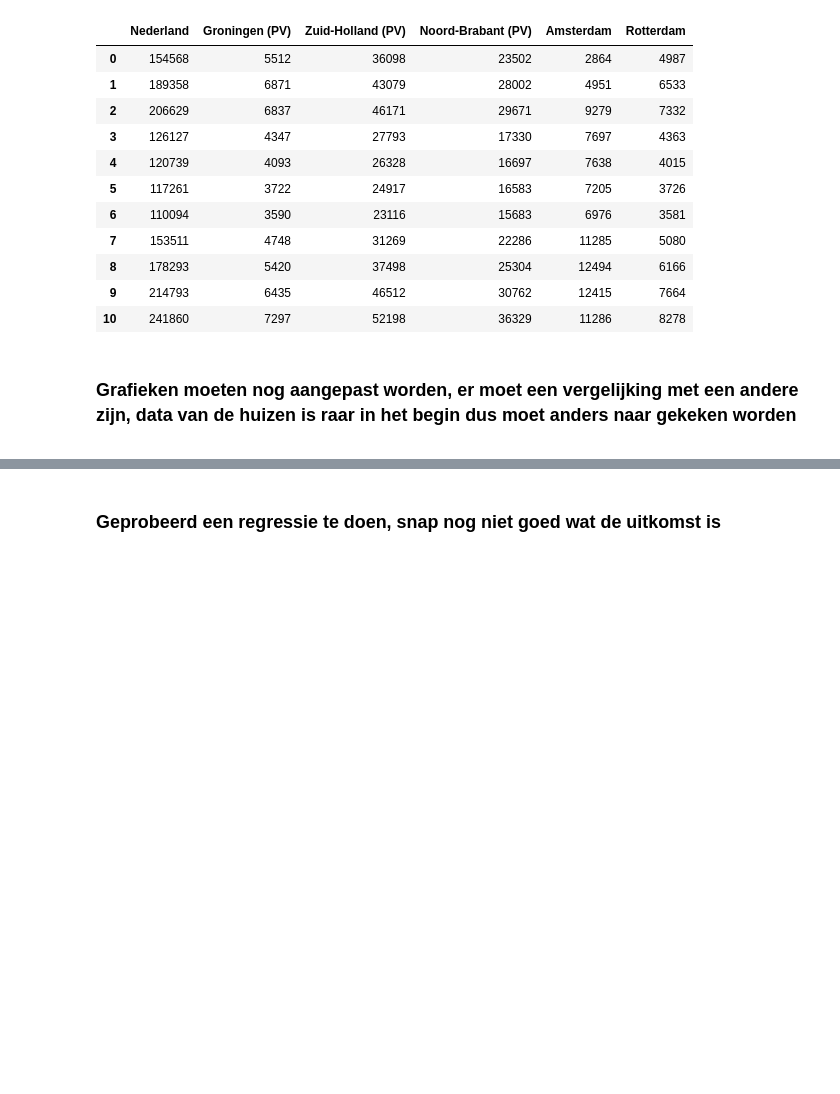
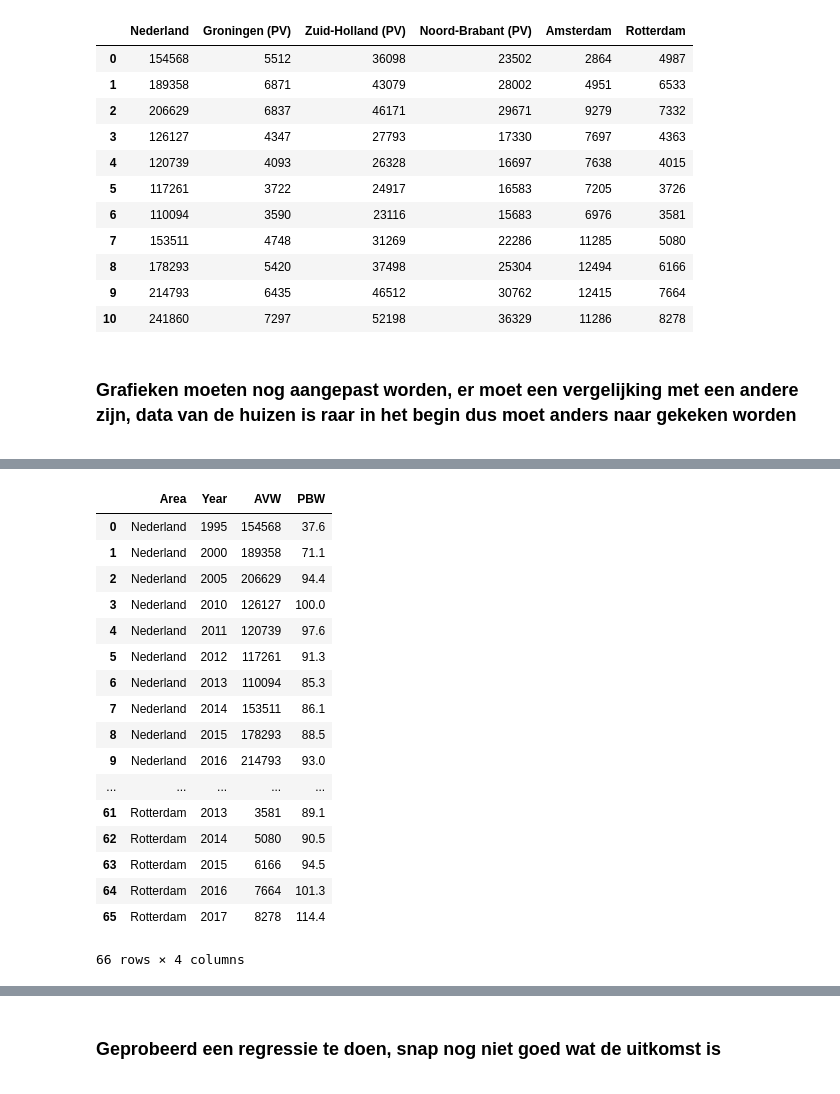
Before and after one commit to dennisberens/assignment, a Jupyter notebook: Emy and Dennis Assignment_DB.ipynb, the cells around one changed output, grey strips where cells are left out. Saved outputs shown, nothing was run; the diff lists cells and outputs as text; code cells hidden in the pictures; blank space fills up the shorter version.

```diff
--- a/Emy and Dennis Assignment_DB.ipynb
+++ b/Emy and Dennis Assignment_DB.ipynb
@@ -61,6 +63,7 @@ We use data from the StatLine site of the CPB. The data concerns the average pri
 avw = pd.read_csv("AVW.csv", delimiter=";", skiprows=1) #aantalverkochtewoningen
 gpi = pd.read_csv("GPI.csv", delimiter=";") #gemiddeldprimairinkomen
 pbw = pd.read_csv("PBW.csv", delimiter=";", skiprows=1) #prijsindexbestaandewoningen
+com = pd.read_csv("combined_pbw_avw.csv", delimiter=",") #gemiddeldprimairinkomen
 avw_nederland = avw['Nederland']
 pbw_nederland = pbw['Nederland']
 pbw_amsterdam = pbw['Amsterdam']
@@ -147,0 +149,21 @@ from datetime import datetime
+# %%
+com
+# %% [output]
+|  | Area | Year | AVW | PBW |
+| 0 | Nederland | 1995 | 154568 | 37.6 |
+| 1 | Nederland | 2000 | 189358 | 71.1 |
+| 2 | Nederland | 2005 | 206629 | 94.4 |
+| 3 | Nederland | 2010 | 126127 | 100.0 |
+| 4 | Nederland | 2011 | 120739 | 97.6 |
+| 5 | Nederland | 2012 | 117261 | 91.3 |
+| 6 | Nederland | 2013 | 110094 | 85.3 |
+| 7 | Nederland | 2014 | 153511 | 86.1 |
+| 8 | Nederland | 2015 | 178293 | 88.5 |
+| 9 | Nederland | 2016 | 214793 | 93.0 |
+| ... | ... | ... | ... | ... |
+| 61 | Rotterdam | 2013 | 3581 | 89.1 |
+| 62 | Rotterdam | 2014 | 5080 | 90.5 |
+| 63 | Rotterdam | 2015 | 6166 | 94.5 |
+| 64 | Rotterdam | 2016 | 7664 | 101.3 |
+| 65 | Rotterdam | 2017 | 8278 | 114.4 |
+66 rows × 4 columns
```
Also changed, not shown: parts of 12 cells of this notebook.
